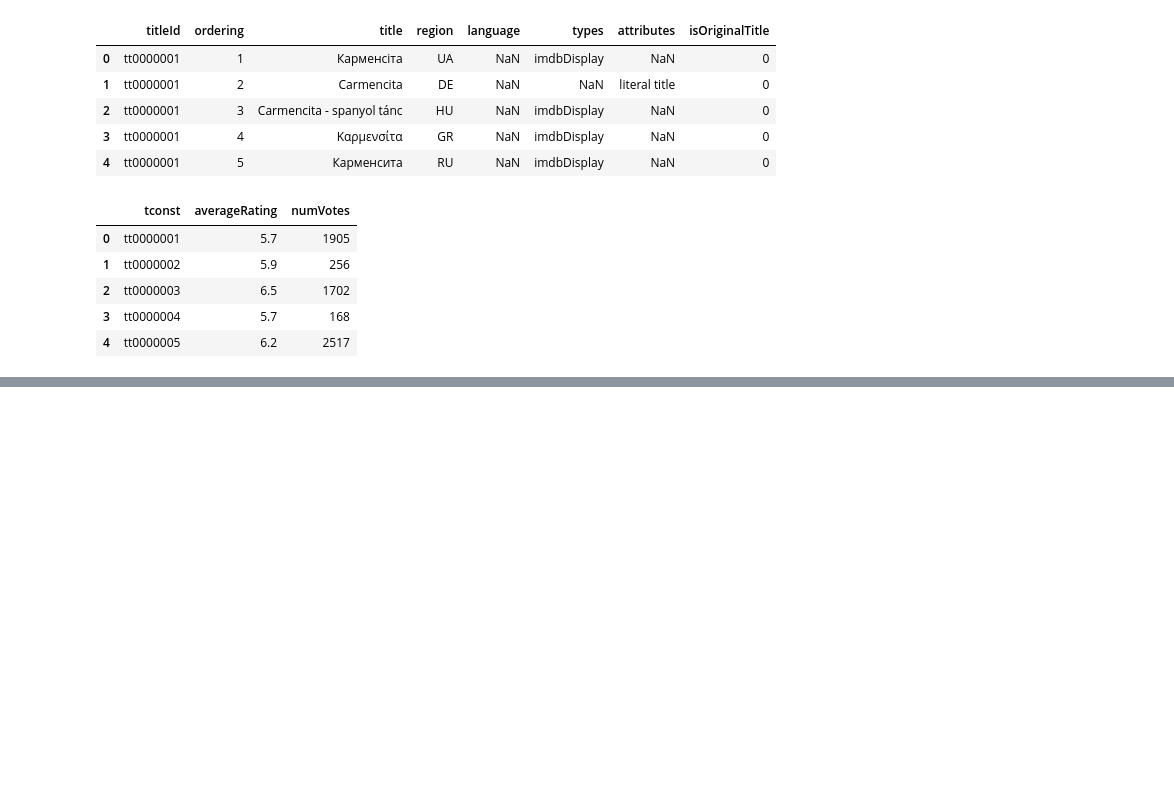
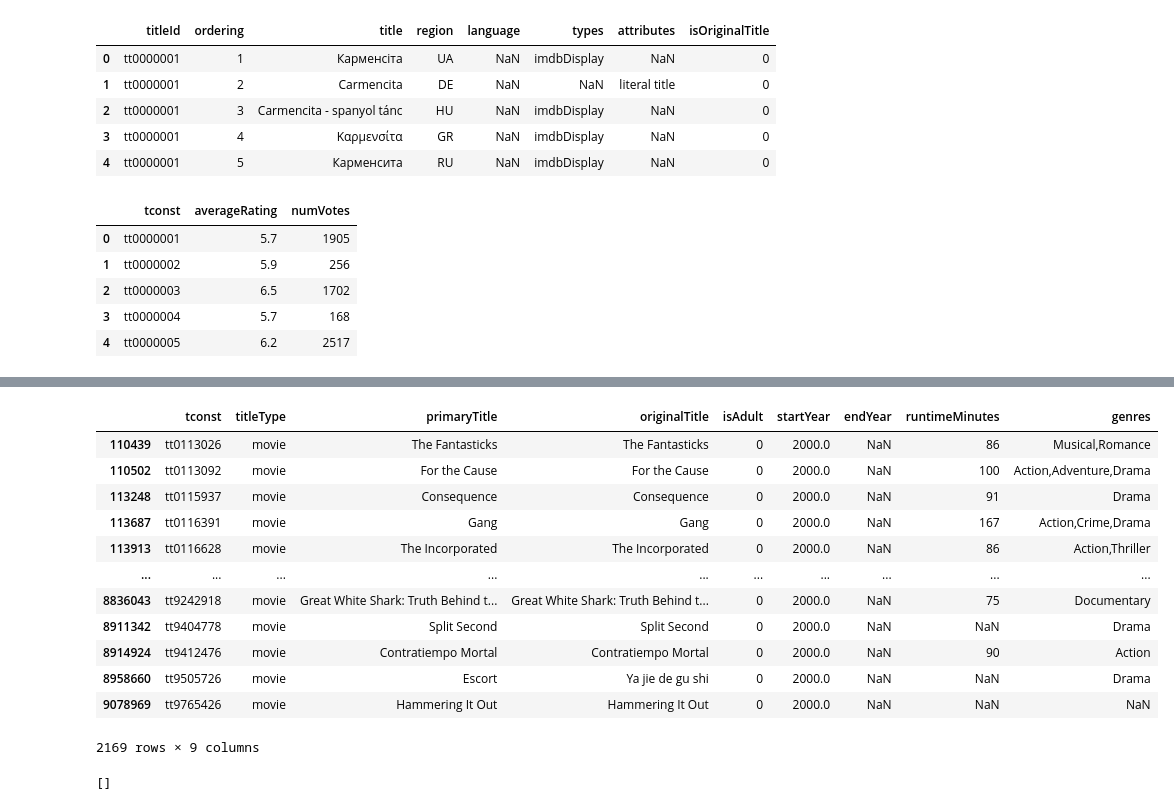
Before and after one commit to thomasgreenacre/DE_Wk1_Project-3--Part1--core-, a Jupyter notebook: DE_Wk1_Project3_Part1(core).ipynb, the cells around one changed output, grey strips where cells are left out. Drawn from its saved outputs; the diff is of its cells as text; code cells hidden in the pictures; blank space fills up the shorter version.

```diff
--- a/DE_Wk1_Project3_Part1(core).ipynb
+++ b/DE_Wk1_Project3_Part1(core).ipynb
@@ -51,0 +62,2 @@ basics.head()
+# %%
+basics['startYear']  = basics['startYear'].astype('int')
@@ -102,4 +172,4 @@ basics.head()
 # %%
-basics = basics[basics['startYear'] >= 2000]
+basics = basics[basics['startYear'] == 2000.0]
 basics.head()
 # %% [output]
@@ -106,0 +198,3 @@ TypeError: '>=' not supported between instances of 'str' and 'int'
+# %%
+akas = akas[akas['region'] == 'US']
+akas.head()
@@ -106,0 +218,4 @@ TypeError: '>=' not supported between instances of 'str' and 'int'
+# %%
+# Filter the basics table down to only include the US by using the filter akas dataframe
+keepers =basics['tconst'].isin(akas['titleId'])
+keepers
@@ -106,0 +235,25 @@ TypeError: '>=' not supported between instances of 'str' and 'int'
+# %%
+basics = basics[keepers]
+basics
+# %% [output]
+|  | tconst | titleType | primaryTitle | originalTitle | isAdult | startYear | endYear | runtimeMinutes | genres |
+| 110439 | tt0113026 | movie | The Fantasticks | The Fantasticks | 0 | 2000.0 | NaN | 86 | Musical,Romance |
+| 110502 | tt0113092 | movie | For the Cause | For the Cause | 0 | 2000.0 | NaN | 100 | Action,Adventure,Drama |
+| 113248 | tt0115937 | movie | Consequence | Consequence | 0 | 2000.0 | NaN | 91 | Drama |
+| 113687 | tt0116391 | movie | Gang | Gang | 0 | 2000.0 | NaN | 167 | Action,Crime,Drama |
+| 113913 | tt0116628 | movie | The Incorporated | The Incorporated | 0 | 2000.0 | NaN | 86 | Action,Thriller |
+| ... | ... | ... | ... | ... | ... | ... | ... | ... | ... |
+| 8836043 | tt9242918 | movie | Great White Shark: Truth Behind t... | Great White Shark: Truth Behind t... | 0 | 2000.0 | NaN | 75 | Documentary |
+| 8911342 | tt9404778 | movie | Split Second | Split Second | 0 | 2000.0 | NaN | NaN | Drama |
+| 8914924 | tt9412476 | movie | Contratiempo Mortal | Contratiempo Mortal | 0 | 2000.0 | NaN | 90 | Action |
+| 8958660 | tt9505726 | movie | Escort | Ya jie de gu shi | 0 | 2000.0 | NaN | NaN | Drama |
+| 9078969 | tt9765426 | movie | Hammering It Out | Hammering It Out | 0 | 2000.0 | NaN | NaN | NaN |
+2169 rows × 9 columns
+# %%
+# example making new folder with os
+import os
+os.makedirs('Data/',exist_ok=True)
+# Confirm folder created
+os.listdir("Data/")
+# %% [output]
+[]
```
Also changed, not shown: parts of 27 cells of this notebook, 3 other files.
